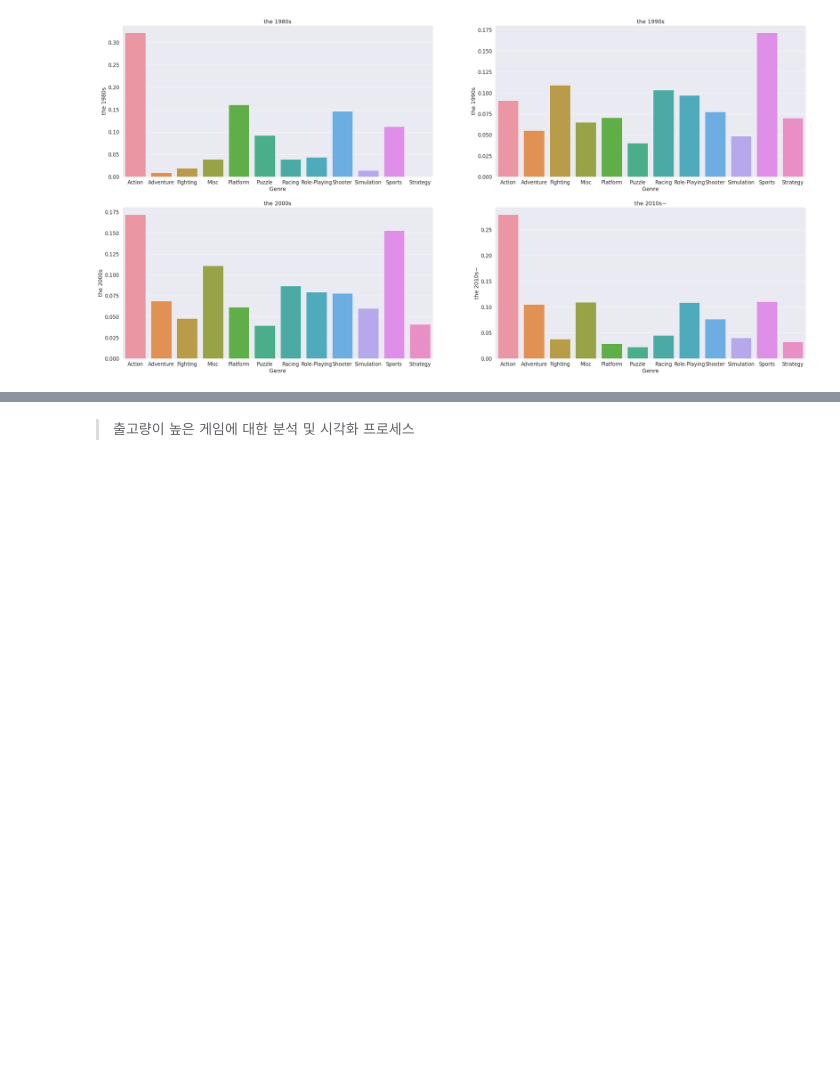
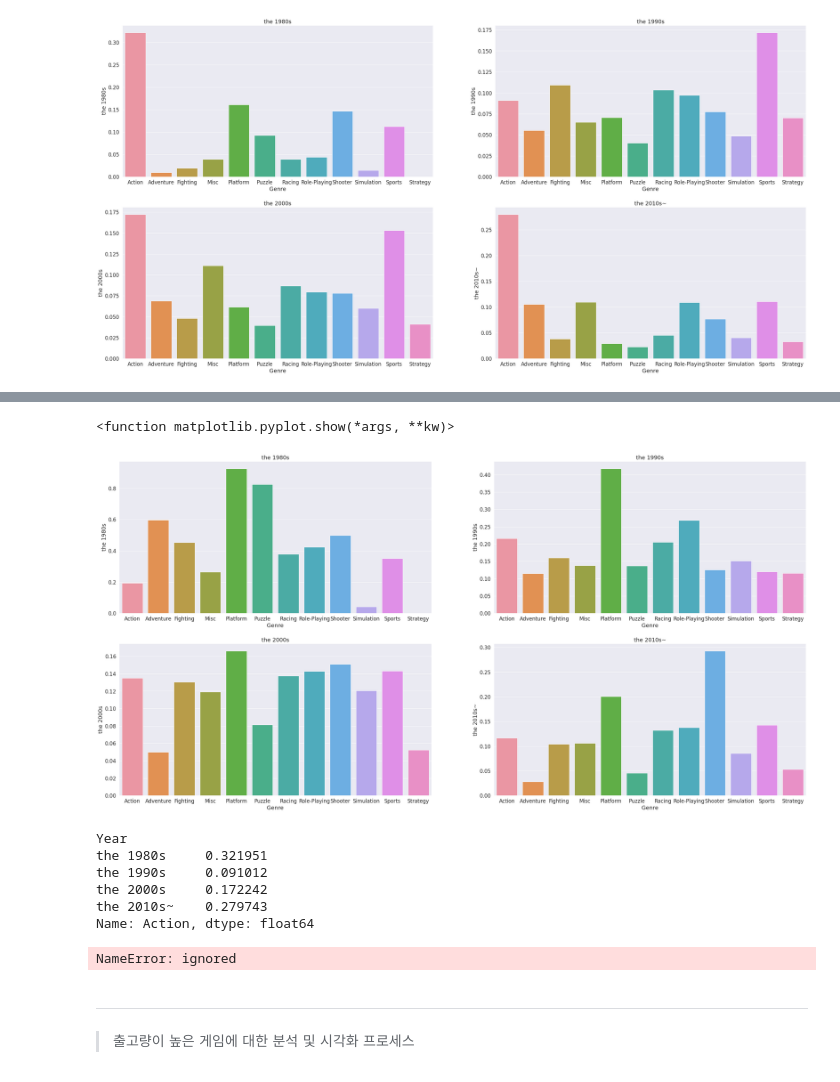
Before and after one commit to IlTACK-OH/Section1_project, a Jupyter notebook: Section1_project.ipynb, the cells around one changed output, grey strips where cells are left out. Cells and saved outputs as stored; diff of their text form; code cells hidden in the pictures; blank space fills up the shorter version.

```diff
--- a/Section1_project.ipynb
+++ b/Section1_project.ipynb
@@ -633,0 +693,13 @@ df_sub[(df_sub.Year>=1990)&(df_sub.Year<2000)&(df_sub.Genre=='Action')].Sales.su
+# %%
+# 연도에 따른 각 장르의 출시량 대비 판매량
+fig = plt.figure(figsize=([40,20]))
+y_data = count_df.index
+
+for i in range(4):
+  fig.add_subplot(2,2,i+1)
+  plt.title(y_data[i])
+  sns.barplot(x=ratio_gensales_df.columns,y=ratio_gensales_df.iloc[i,:])
+plt.show
+# %% [output]
+<function matplotlib.pyplot.show(*args, **kw)>
+[figure, added]
@@ -634,3 +711,18 @@ df_sub[(df_sub.Year>=1990)&(df_sub.Year<2000)&(df_sub.Genre=='Action')].Sales.su
+# %%
+cat.iloc[:,0]
+# %% [output]
+Year
+the 1980s     0.321951
+the 1990s     0.091012
+the 2000s     0.172242
+the 2010s~    0.279743
+Name: Action, dtype: float64
+# %%
+cat.plot.line()
+# %% [output]
+NameError: ignored
+# %% [markdown]
+---
 # %% [markdown]
 > 출고량이 높은 게임에 대한 분석 및 시각화 프로세스
 # %%
```
Also changed, not shown: parts of 29 cells of this notebook.
